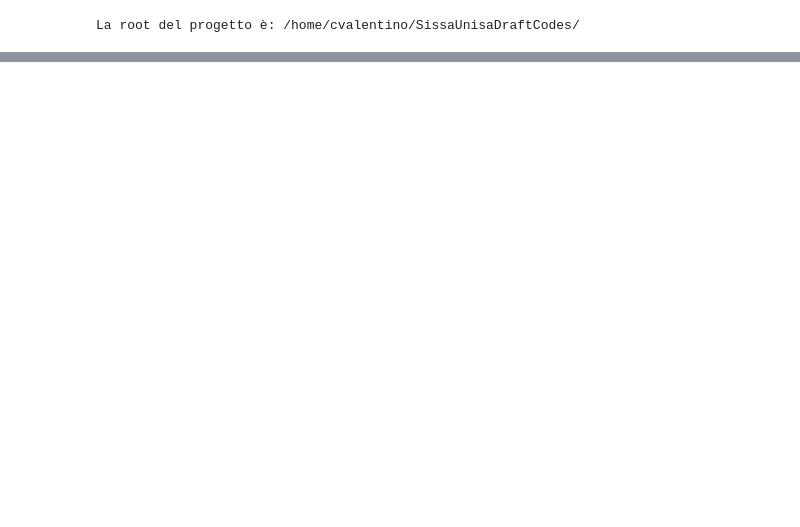
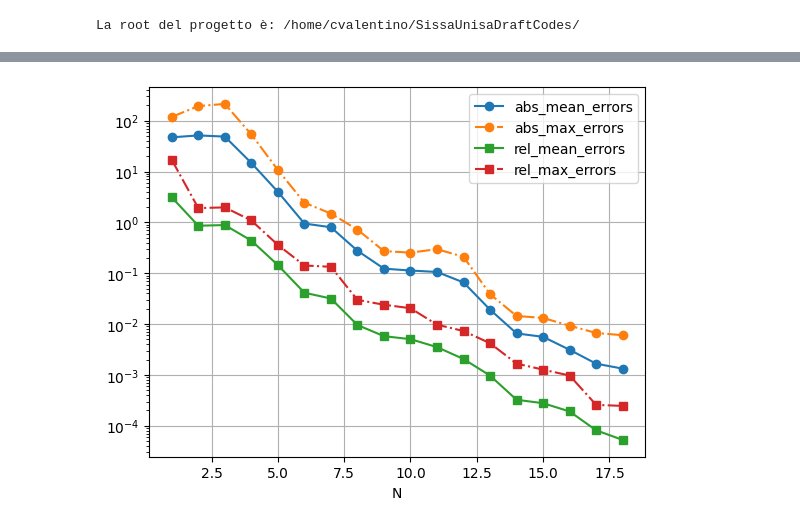
Before and after one commit to valc89/PhysicsInformedCulturalHeritage, a Jupyter notebook: inverse/tp1/01_OfflineStage.ipynb, the cells around one changed output, grey strips where cells are left out. Saved outputs shown, nothing was run; the diff lists cells and outputs as text; code cells hidden in the pictures; blank space fills up the shorter version.

```diff
--- a/inverse/tp1/01_OfflineStage.ipynb
+++ b/inverse/tp1/01_OfflineStage.ipynb
@@ -26,0 +122,2 @@ from fem_problems.invTP1.rbnics_pod_temp import PoissonPOD
+# %%
+error, _ = pod.error_analysis()
@@ -26,0 +142,4 @@ from fem_problems.invTP1.rbnics_pod_temp import PoissonPOD
+# %%
+pod.plot_errors(error, filename=error_fig)
+# %% [output]
+[figure, added]
```
Also changed, not shown: parts of 19 cells of this notebook, 29 other files.
